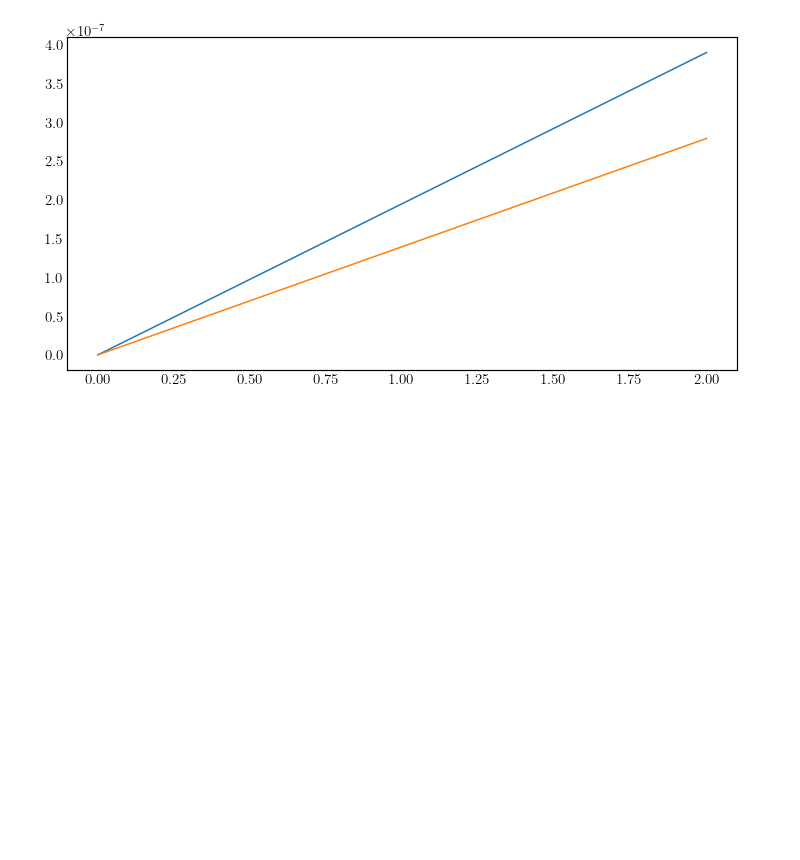
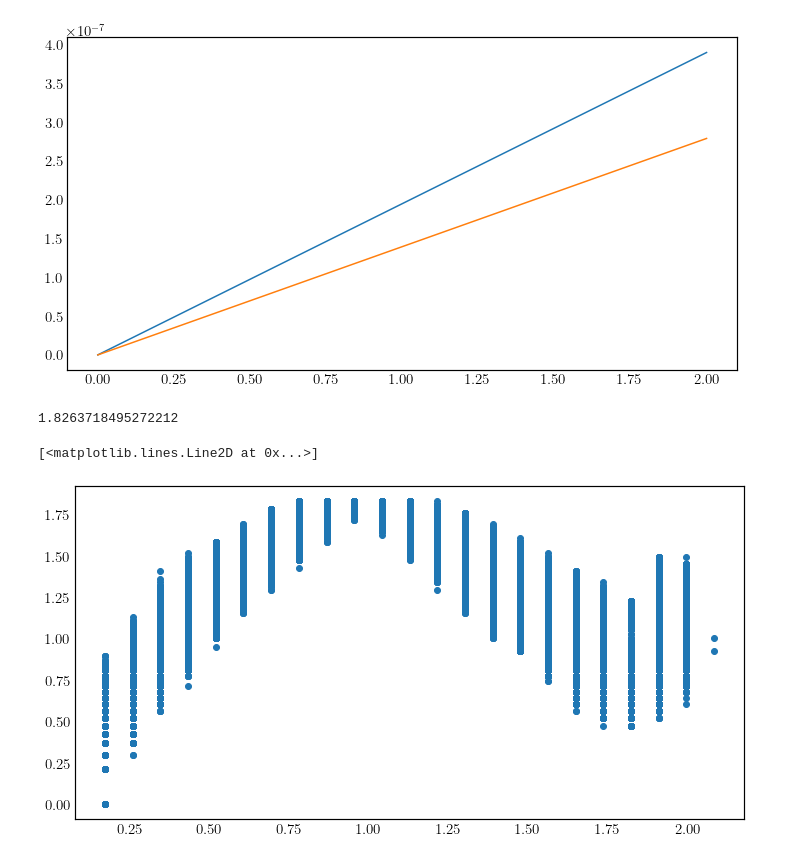
Before and after one commit to Emiliuhre/Labgruppe-Eksperimentiel-Fysik-2, a Jupyter notebook: Exercise 2/Databehandling/Databehandling.ipynb, the cells around one changed output. Saved outputs shown, nothing was run; the diff lists cells and outputs as text; code cells hidden in the pictures; blank space fills up the shorter version.

```diff
--- a/Exercise 2/Databehandling/Databehandling.ipynb
+++ b/Exercise 2/Databehandling/Databehandling.ipynb
@@ -180,3 +180,15 @@ ax.plot(Vs, fit_down[0][1] * Vs)
 # %% [output]
 [<matplotlib.lines.Line2D at 0x...>]
 [figure]
+# %%
+a = fit_up[0][0]
+delta =  np.arccos(2 * new_channel_a_up / new_channel_a_up.max() - 1)
+print(delta.max())
+
+s = lamb / (2*np.pi)
+fig, ax = plt.subplots()
+ax.plot(new_channel_b_up, delta, "o")
+# %% [output]
+1.8263718495272212
+[<matplotlib.lines.Line2D at 0x...>]
+[figure, added]
```
Also changed, not shown: 1 other file.
